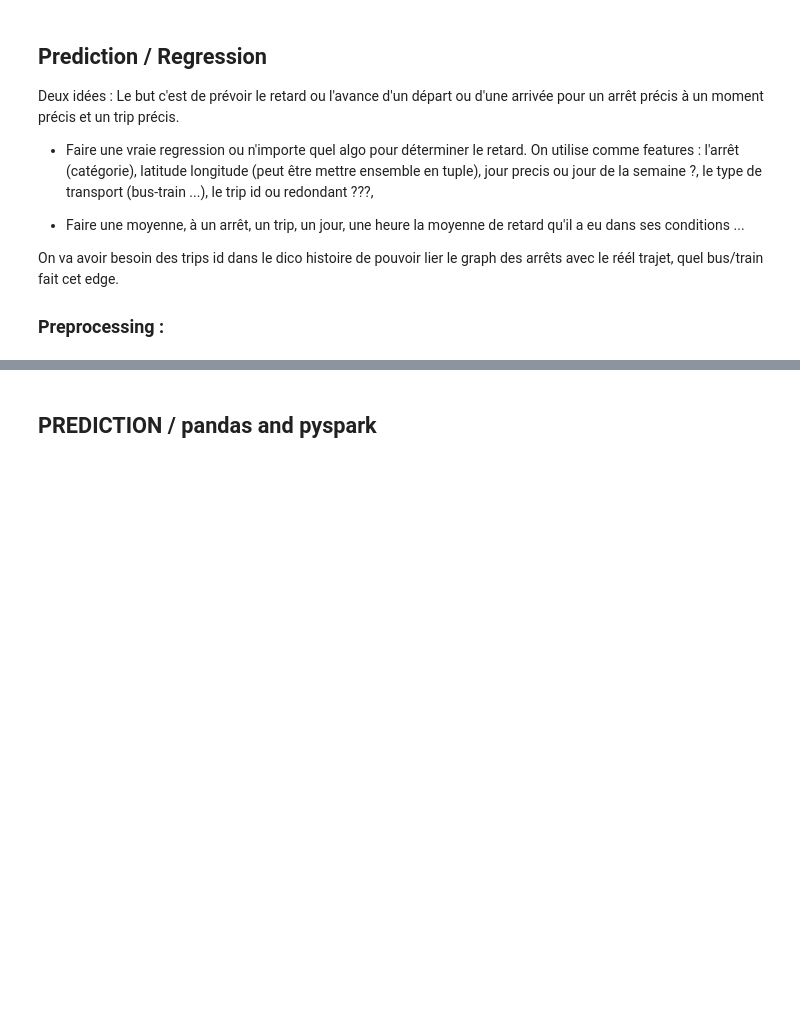
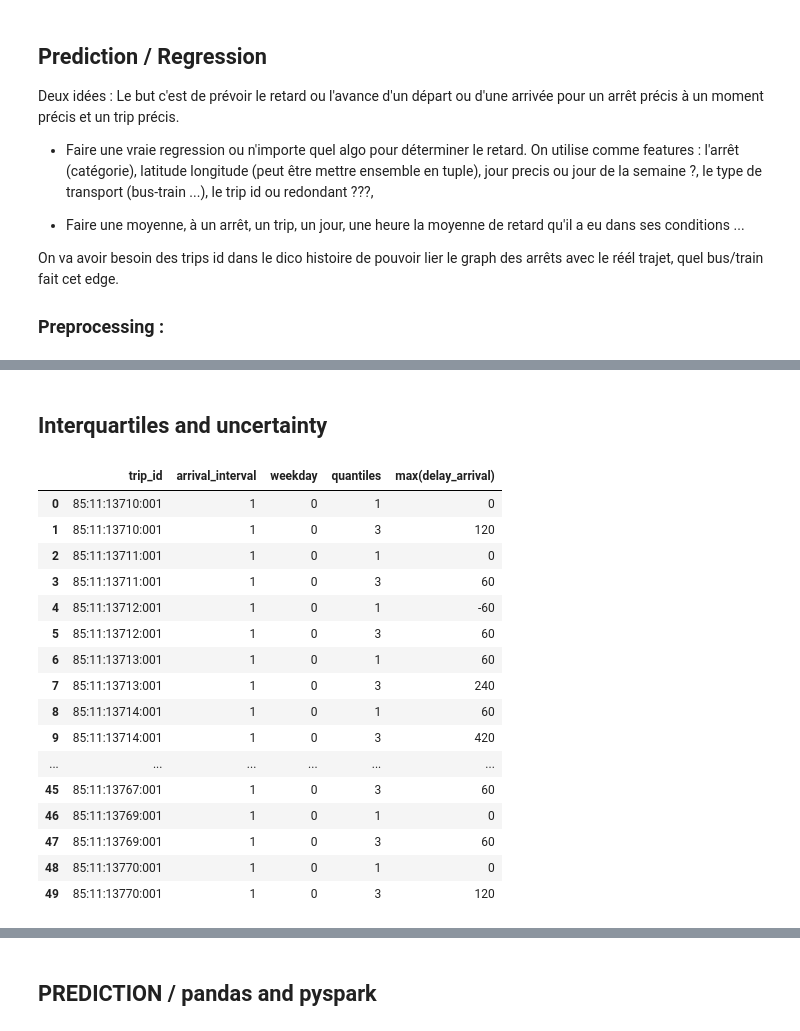
Before and after one commit to rbsteinm/Robust-Route-Planner, a Jupyter notebook: fouche-worksheet.ipynb, the cells around one changed output, grey strips where cells are left out. Cells and saved outputs as stored; diff of their text form; code cells hidden in the pictures; blank space fills up the shorter version.

```diff
--- a/fouche-worksheet.ipynb
+++ b/fouche-worksheet.ipynb
@@ -412,0 +385,36 @@ for i in mean_:
+# %% [markdown]
+## Interquartiles and uncertainty
+# %%
+#arrival_df.groupby(['trip_id']).approxQuantile('delay_arrival', [0.25,0.50,0.75], 0.1).limit(50).toPandas()
+from pyspark.sql import Window
+
+trip_window = Window.partitionBy(['trip_id', 'arrival_interval', 'weekday']).orderBy('delay_arrival')
+trip_quant = functions.ntile(4).over(trip_window).alias('quantiles')
+# %%
+trip_quartile = (arrival_df.select('trip_id', 'schedule_dep', 'weekday',
+                                   'next_sched_arr', 'delay_arrival','arrival_interval', trip_quant)
+                 .sort('trip_id', 'arrival_interval', 'weekday', 'quantiles'))
+# %%
+trip_quartile = trip_quartile.where(functions.col('quantiles') % 2 != 0)
+# %%
+trip_quartile = trip_quartile.groupby(['trip_id', 'arrival_interval', 'weekday', 'quantiles']).max('delay_arrival')
+# %%
+trip_quartile.limit(50).toPandas()
+# %% [output]
+|  | trip_id | arrival_interval | weekday | quantiles | max(delay_arrival) |
+| 0 | 85:11:13710:001 | 1 | 0 | 1 | 0 |
+| 1 | 85:11:13710:001 | 1 | 0 | 3 | 120 |
+| 2 | 85:11:13711:001 | 1 | 0 | 1 | 0 |
+| 3 | 85:11:13711:001 | 1 | 0 | 3 | 60 |
+| 4 | 85:11:13712:001 | 1 | 0 | 1 | -60 |
+| 5 | 85:11:13712:001 | 1 | 0 | 3 | 60 |
+| 6 | 85:11:13713:001 | 1 | 0 | 1 | 60 |
+| 7 | 85:11:13713:001 | 1 | 0 | 3 | 240 |
+| 8 | 85:11:13714:001 | 1 | 0 | 1 | 60 |
+| 9 | 85:11:13714:001 | 1 | 0 | 3 | 420 |
+| ... | ... | ... | ... | ... | ... |
+| 45 | 85:11:13767:001 | 1 | 0 | 3 | 60 |
+| 46 | 85:11:13769:001 | 1 | 0 | 1 | 0 |
+| 47 | 85:11:13769:001 | 1 | 0 | 3 | 60 |
+| 48 | 85:11:13770:001 | 1 | 0 | 1 | 0 |
+| 49 | 85:11:13770:001 | 1 | 0 | 3 | 120 |
```
Also changed, not shown: parts of 39 cells of this notebook.
